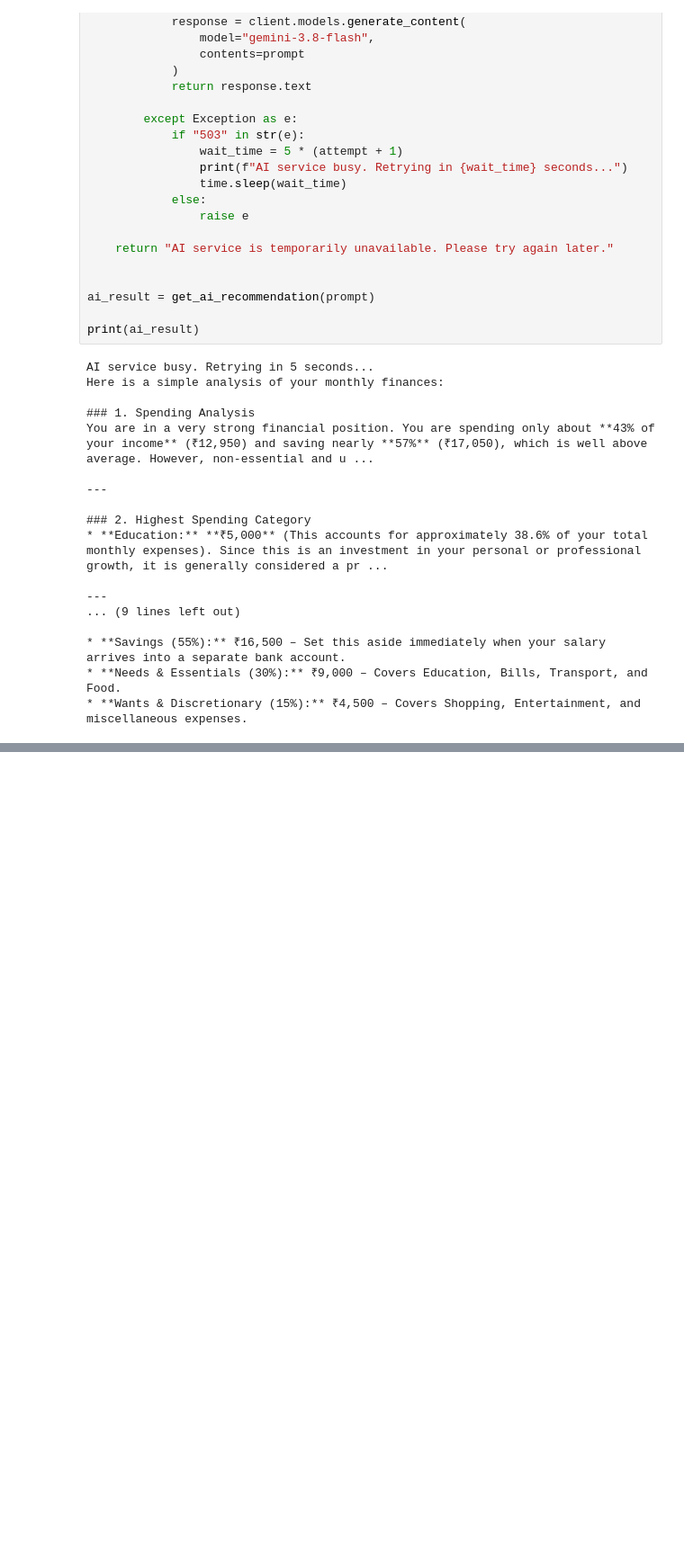
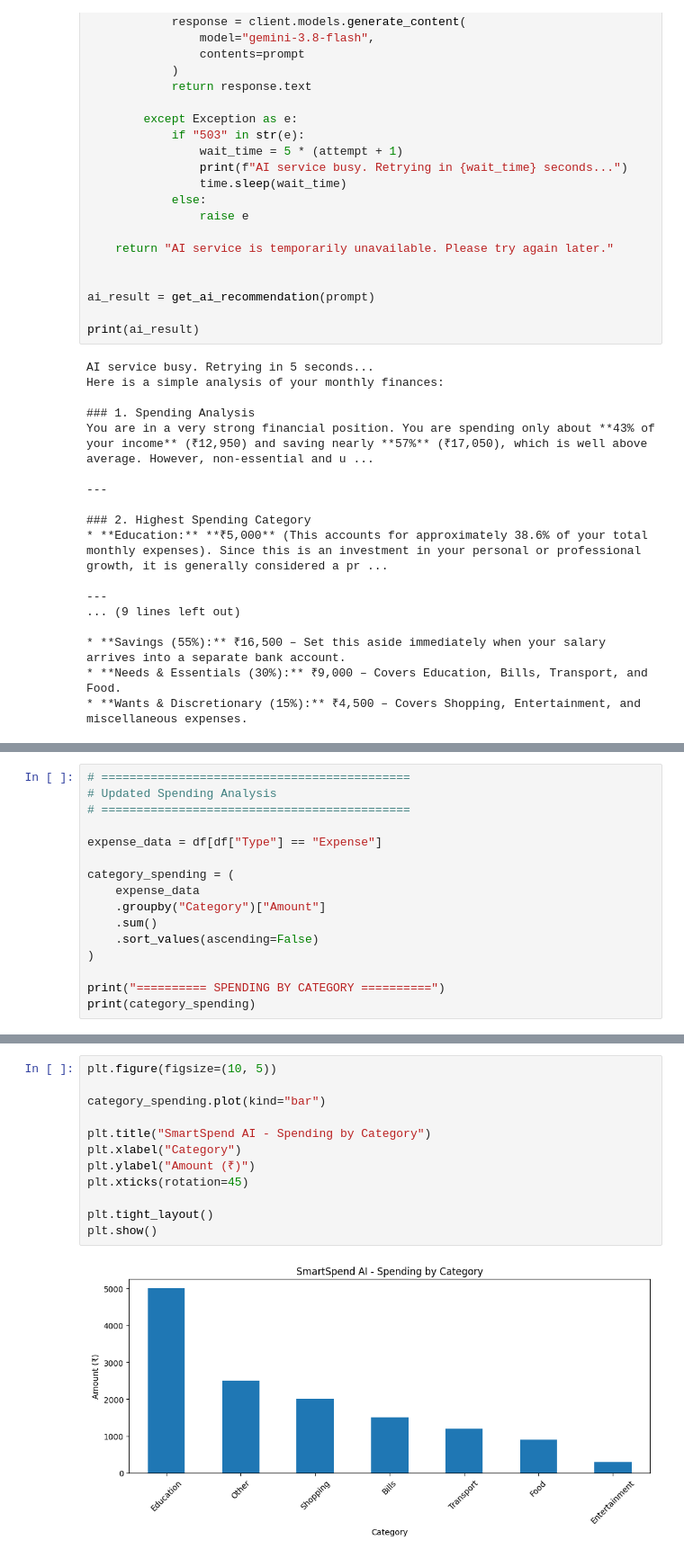
Before and after one commit to mahendar8578/SmartSpend-AI, a Jupyter notebook: SmartSpend_AI.ipynb, the cells around one changed output, grey strips where cells are left out. Shown at 90% size. Cells and saved outputs as stored; diff of their text form; blank space fills up the shorter version.

Commit message:
Update SmartSpend AI project

```diff
--- a/SmartSpend_AI.ipynb
+++ b/SmartSpend_AI.ipynb
@@ -245,0 +319,16 @@ You are in a very strong financial position. You are spending only about **43% o
+# %%
+# ============================================
+# Updated Spending Analysis
+# ============================================
+
+expense_data = df[df["Type"] == "Expense"]
+
+category_spending = (
+    expense_data
+    .groupby("Category")["Amount"]
+    .sum()
+    .sort_values(ascending=False)
+)
+
+print("========== SPENDING BY CATEGORY ==========")
+print(category_spending)
@@ -245,0 +346,14 @@ You are in a very strong financial position. You are spending only about **43% o
+# %%
+plt.figure(figsize=(10, 5))
+
+category_spending.plot(kind="bar")
+
+plt.title("SmartSpend AI - Spending by Category")
+plt.xlabel("Category")
+plt.ylabel("Amount (₹)")
+plt.xticks(rotation=45)
+
+plt.tight_layout()
+plt.show()
+# %% [output]
+[figure, added]
```
Also changed, not shown: parts of 22 cells of this notebook.
